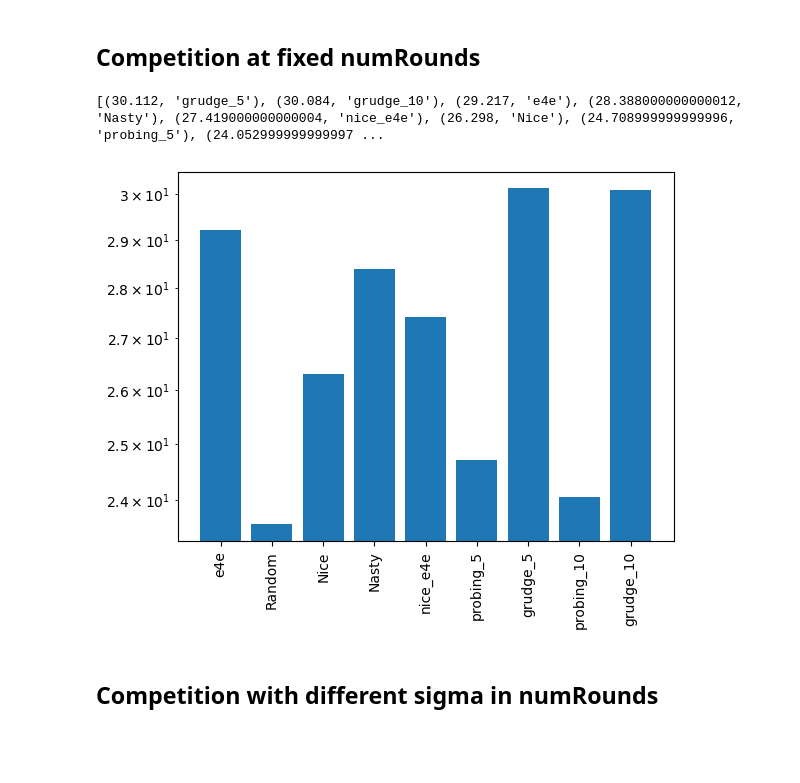
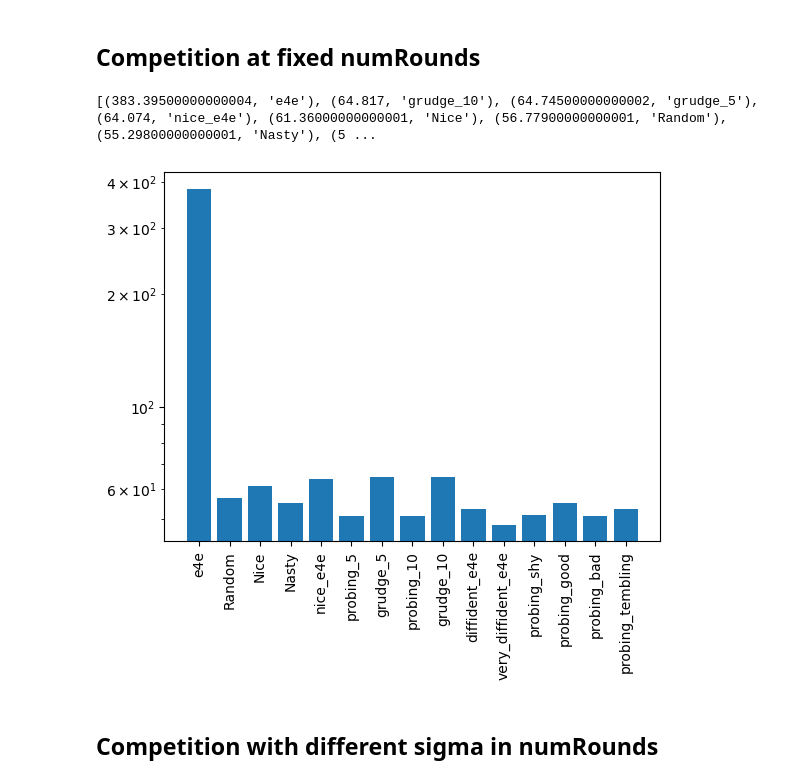
Before and after one commit to 0gac/prisoners_dilemma, a Jupyter notebook: basic_competition.ipynb, the cells around one changed output. Saved outputs shown, nothing was run; the diff lists cells and outputs as text; code cells hidden in the pictures; blank space fills up the shorter version.

```diff
--- a/basic_competition.ipynb
+++ b/basic_competition.ipynb
@@ -7,5 +7,6 @@ import strategies as strat
 # Strategies
 Importing relevant strategies from the strategies.py module and creating the combinaton array to iterate over for the competition
 # %%
-strat_list = np.array([strat.e4e, strat.random, strat.nice, strat.nasty, strat.nice_e2e, strat.probing_5, strat.grudge_5, strat.probing_10, strat.grudge_10])
+strat_list = np.array([strat.e4e, strat.e4e, strat.e4e, strat.e4e, strat.e4e, strat.e4e, strat.random, strat.nice, strat.nasty, strat.nice_e4e, strat.probing_5, strat.grudge_5, strat.probing_10, strat.grudge_10, strat.diffident_e4e, strat.very_diffident_e4e, strat.probing_shy, strat.probing_good, strat.probing_bad, strat.probing_trembling])
 strat_comb = np.transpose(np.vstack((np.tile(strat_list, np.size(strat_list)), np.repeat(strat_list, np.size(strat_list)))))
+print(strat_comb)
@@ -55,26 +74,27 @@ rep = 5 # repetitions
 # %%
 results = {strat_list[i].name: 0 for i in range(np.size(strat_list))}
 for pairs in strat_comb:
     current_match = prd.Match(pairs[0], pairs[1])
     current_match.play()
     current_scores = current_match.avgscore()
     results[pairs[0].name] += current_scores[0] / current_match.numRounds[0]
     results[pairs[1].name] += current_scores[1] / current_match.numRounds[0]
 
 # printing in order
 toprint = [ (v,k) for k,v in results.items() ]
 toprint.sort(reverse = True)
 print(toprint)
 
 # plotting the result
+results["e4e"] /= 6
 fig, ax = plt.subplots()
 ax.bar(range(len(results)), list(results.values()), align = 'center')
 ax.set_xticks(range(len(results)), list(results.keys()), rotation=90)
 ax.set_yscale("log")
 plt.show()
 # %% [output]
-[(30.112, 'grudge_5'), (30.084, 'grudge_10'), (29.217, 'e4e'), (28.388000000000012, 'Nasty'), (27.419000000000004, 'nice_e4e'), (26.298, 'Nice'), (24.708999999999996, 'probing_5'), (24.052999999999997 ...
+[(383.39500000000004, 'e4e'), (64.817, 'grudge_10'), (64.74500000000002, 'grudge_5'), (64.074, 'nice_e4e'), (61.36000000000001, 'Nice'), (56.77900000000001, 'Random'), (55.29800000000001, 'Nasty'), (5 ...
-[figure, old version]
+[figure, new version]
 # %% [markdown]
 ## Competition with different sigma in numRounds
 # %%
```
Also changed, not shown: parts of 3 cells of this notebook, 2 other files.
